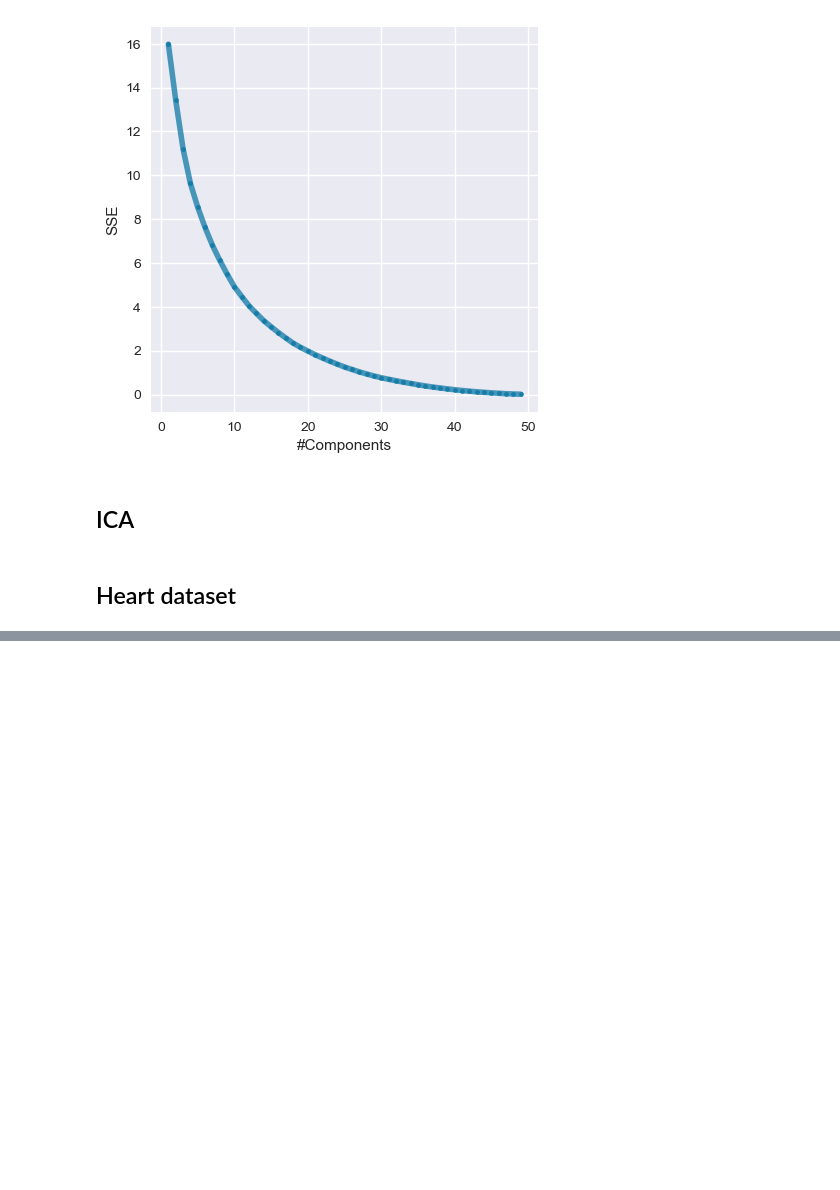
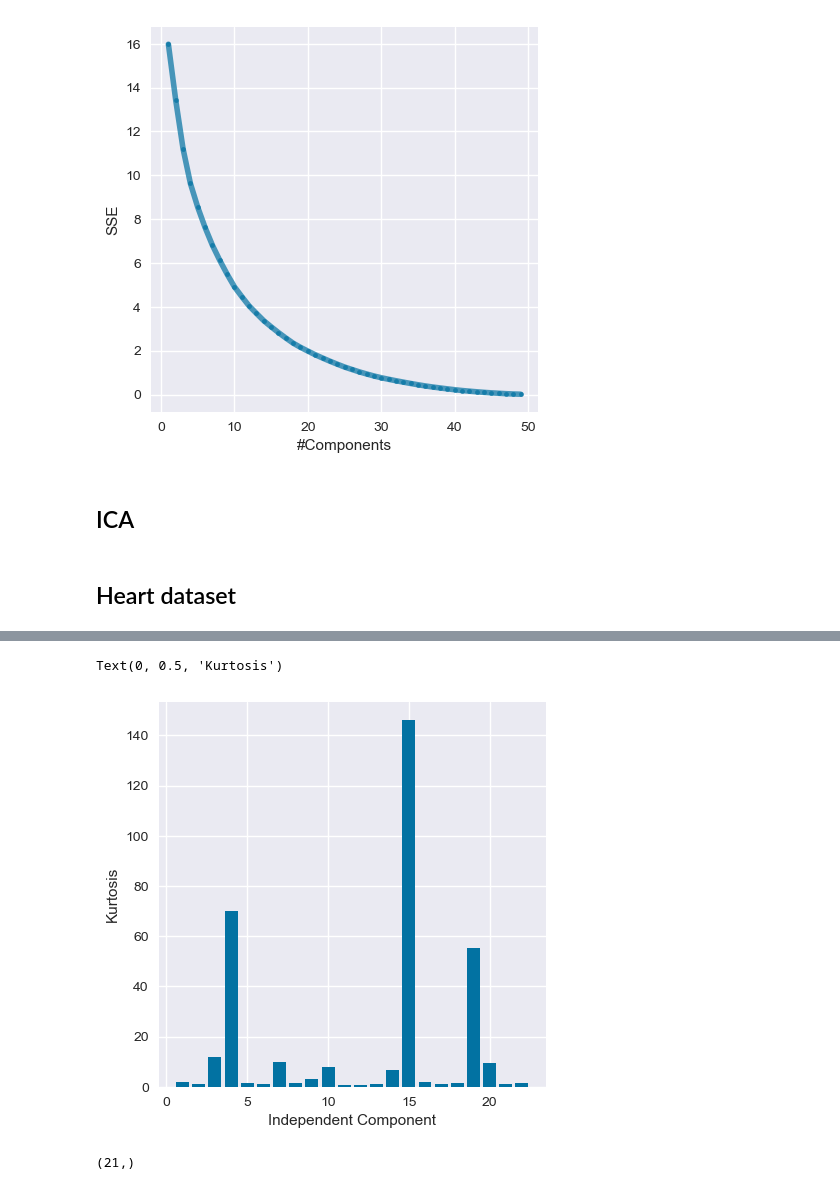
Before and after one commit to Alijafr/ML, a Jupyter notebook: assignment 3/code/Clustering.ipynb, the cells around one changed output, grey strips where cells are left out. Drawn from its saved outputs; the diff is of its cells as text; code cells hidden in the pictures; blank space fills up the shorter version.

```diff
--- a/assignment 3/code/Clustering.ipynb
+++ b/assignment 3/code/Clustering.ipynb
@@ -401,0 +411,17 @@ Text(0, 0.5, 'SSE')
+# %%
+start = time.time()
+ica = FastICA()
+X_transformed = ica.fit(x).transform(x)
+print("Elapsed time: ", time.time() - start)
+# order = [-abs(kurtosis(X_transformed[:,i])) for i in range(X_transformed.shape[1])]
+# X_transformed = X_transformed[:,np.array(order).argsort()]
+X_transformed = [abs(kurtosis(X_transformed[:,i])) for i in range(X_transformed.shape[1])]
+
+
+plt.figure(figsize=(5,5))
+plt.bar(range(1, len(X_transformed)+1), X_transformed)
+plt.xlabel("Independent Component")
+plt.ylabel("Kurtosis")
+# plt.tick_params(labelsize = 10)
+# plt.savefig("graphs_DR/wine_ICA_kurtosis.png", pad_inches = 0.01,  bbox_inches = 'tight')
+# %% [output]
@@ -401,0 +429,16 @@ Text(0, 0.5, 'SSE')
+Text(0, 0.5, 'Kurtosis')
+[figure, added]
+# %%
+ica = FastICA()
+kurt = {}
+for d in range (2,23):
+    ica.set_params(n_components=d)
+    ku = ica.fit_transform(x)
+    ku = pd.DataFrame(ku)
+    ku = ku.kurt(axis=0)
+    kurt[d] = tmp.abs().mean()   # for each column, get a kurt score, then get abs mean of them, which is the mean kurt score
+kurt = pd.Series(kurt)
+print(kurt.shape)
+# plt.plot(kurt)
+# %% [output]
+(21,)
```
Also changed, not shown: parts of 6 cells of this notebook, 1 other file.
